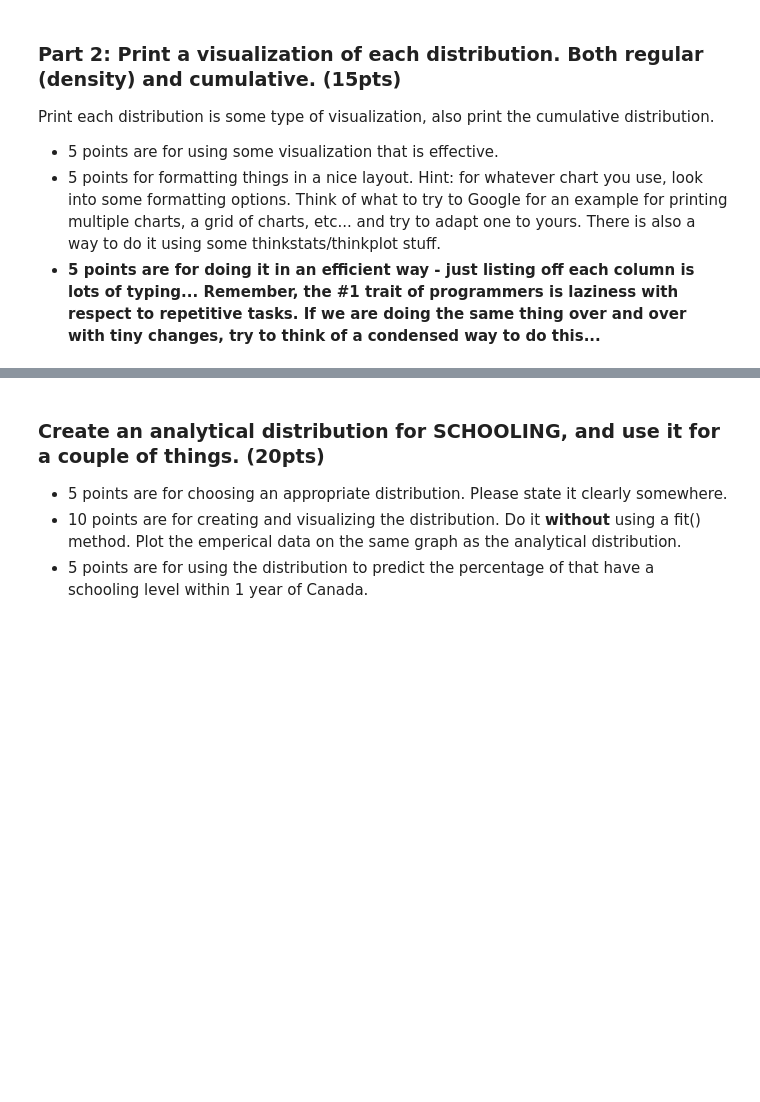
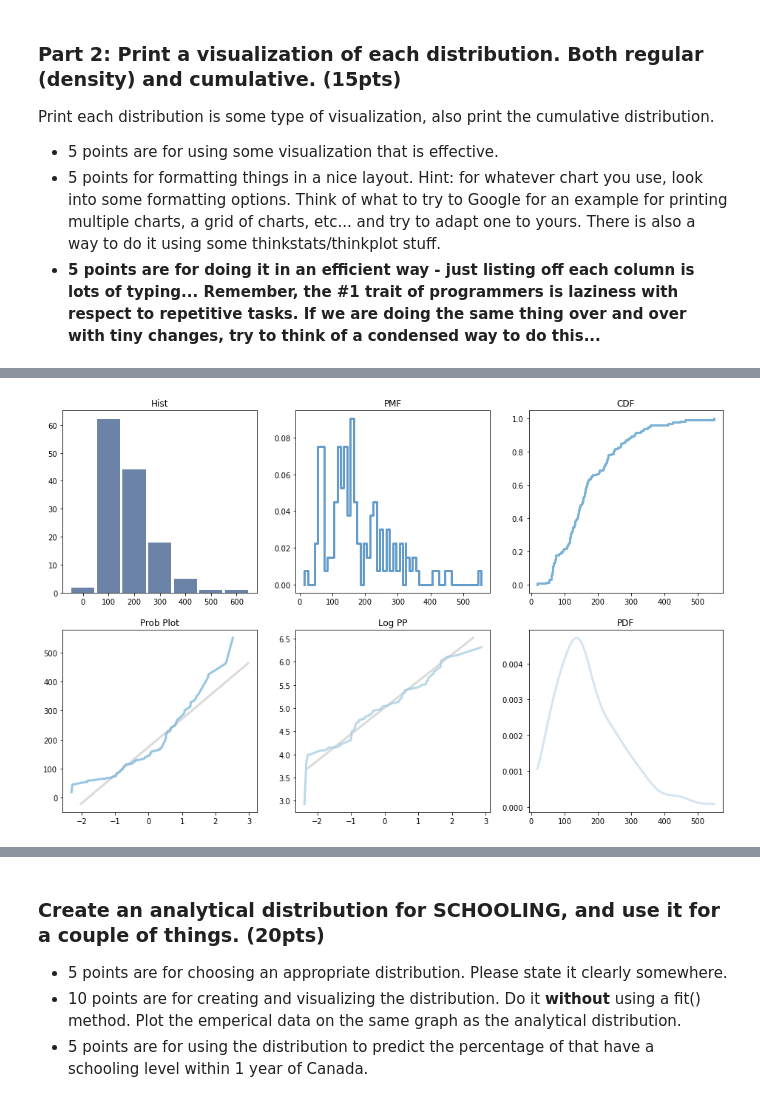
Before and after one commit to sijiahao-hub/BSIP_Assignment_2_Students, a Jupyter notebook: stats_asn_2_start.ipynb, the cells around one changed output, grey strips where cells are left out. Saved outputs shown, nothing was run; the diff lists cells and outputs as text; code cells hidden in the pictures; blank space fills up the shorter version.

```diff
--- a/stats_asn_2_start.ipynb
+++ b/stats_asn_2_start.ipynb
@@ -105,0 +113,6 @@ plt.show()
+# %%
+#Draw Graphs for AdultMortality
+
+bigGraph(dfLE,"AdultMortality", -2, -1)
+# %% [output]
+[figure, added]
```
Also changed, not shown: parts of 43 cells of this notebook.
